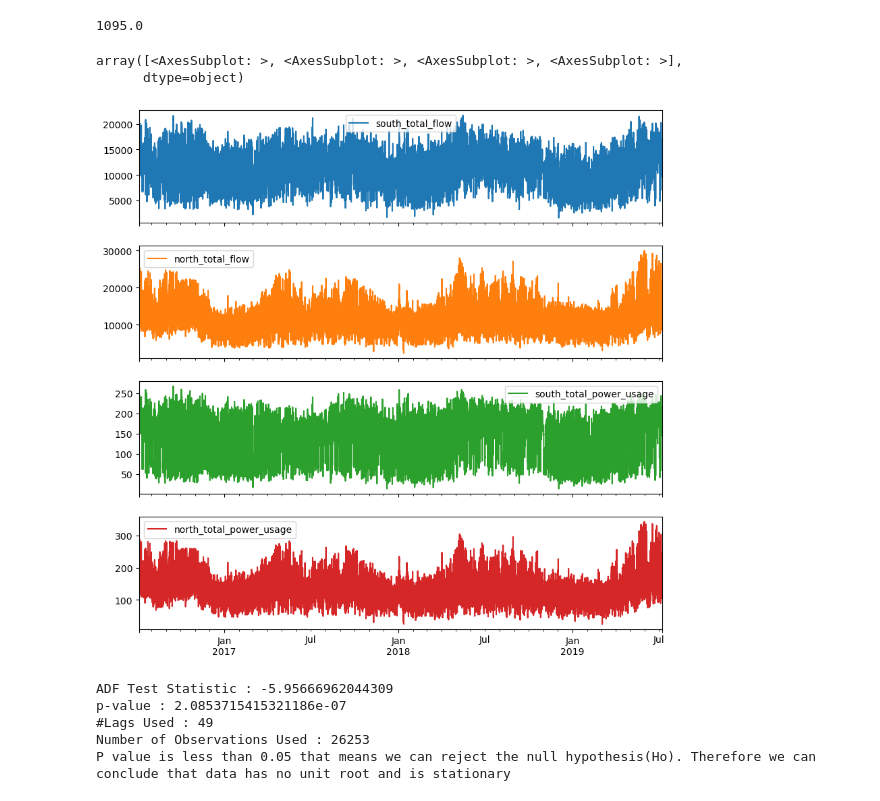
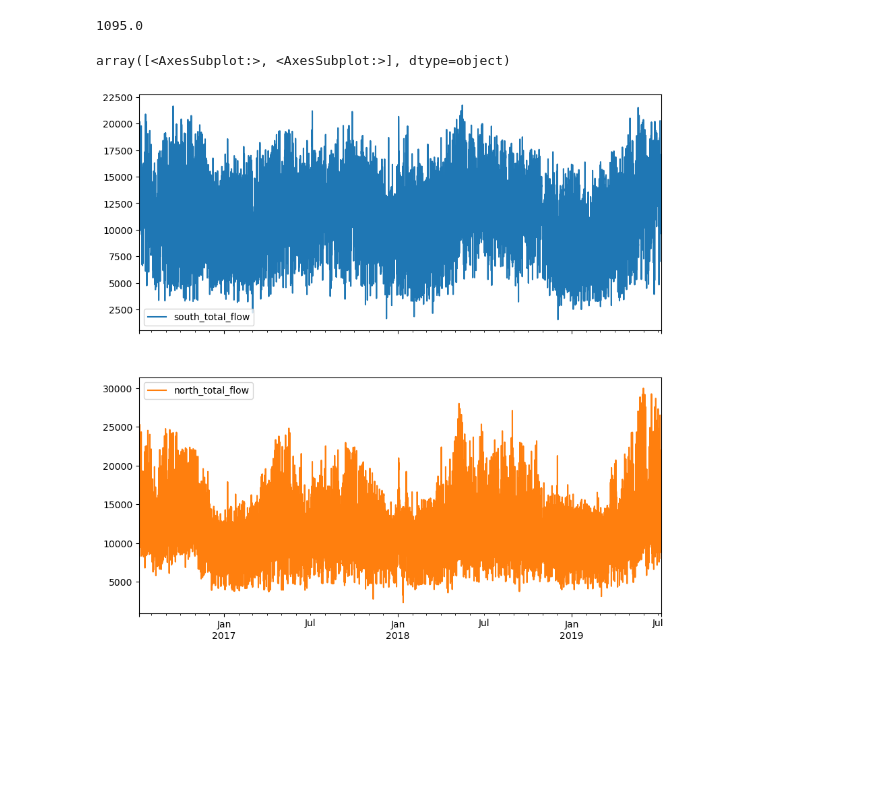
Before and after one commit to JacksonCorley/water_well_pump_optimization, a Jupyter notebook: demand.ipynb, the cells around one changed output. Cells and saved outputs as stored; diff of their text form; code cells hidden in the pictures; blank space fills up the shorter version.

```diff
--- a/demand.ipynb
+++ b/demand.ipynb
@@ -61,10 +59,9 @@ final_data['north_total_flow'] = final_data['north_total_flow'].fillna((final_da
 final_data['south_total_power_usage'] = final_data['south_total_power_usage'].fillna((final_data['south_total_power_usage'].ffill()+final_data['south_total_power_usage'].bfill())/2)
 final_data['north_total_power_usage'] = final_data['north_total_power_usage'].fillna((final_data['north_total_power_usage'].ffill()+final_data['north_total_power_usage'].bfill())/2)
 # %%
-final_data[['south_total_flow', 'north_total_flow', 'south_total_power_usage', 'north_total_power_usage']].plot(figsize=(10,10), subplots=True)
+final_data[['south_total_flow', 'north_total_flow']].plot(figsize=(10,10), subplots=True)
 # %% [output]
-array([<AxesSubplot: >, <AxesSubplot: >, <AxesSubplot: >, <AxesSubplot: >],
-      dtype=object)
+array([<AxesSubplot:>, <AxesSubplot:>], dtype=object)
-[figure, old version]
+[figure, new version]
 # %%
 final_data.to_csv('Final_Data_hourly_clean.csv', index=True)
@@ -81,10 +68,2 @@ def adfuller_test(sales):
-# %%
-adfuller_test(final_data['north_total_flow'])
-# %% [output]
-ADF Test Statistic : -5.95666962044309
-p-value : 2.0853715415321186e-07
-#Lags Used : 49
-Number of Observations Used : 26253
-P value is less than 0.05 that means we can reject the null hypothesis(Ho). Therefore we can conclude that data has no unit root and is stationary
 # %%
 from datetime import timedelta
```
Also changed, not shown: parts of 52 cells of this notebook.
